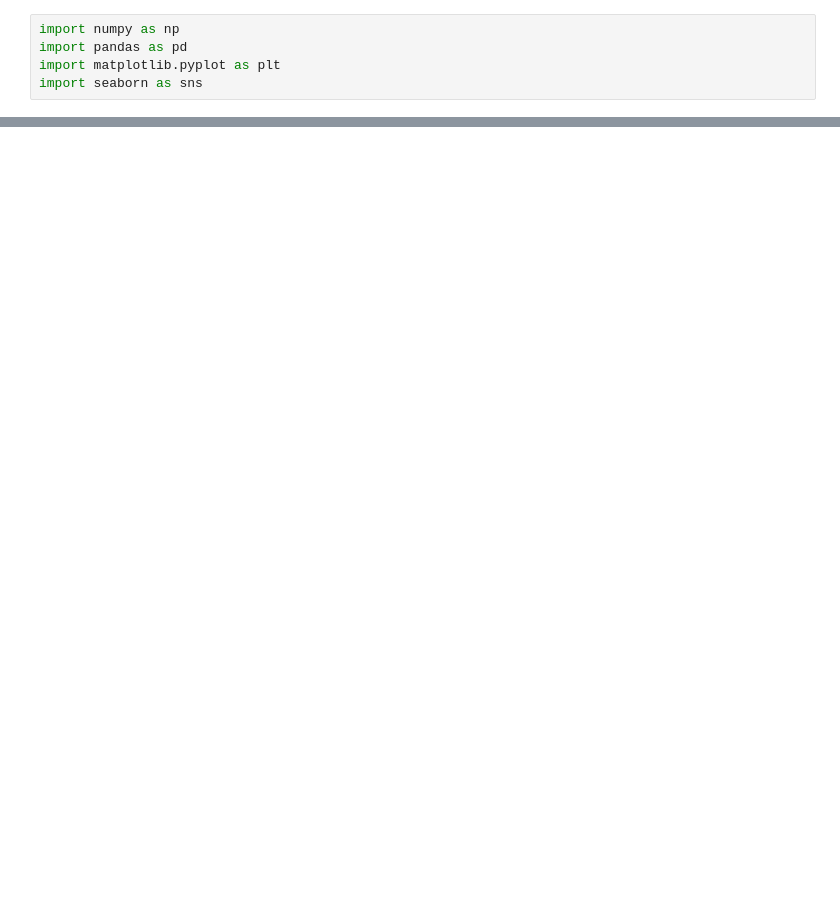
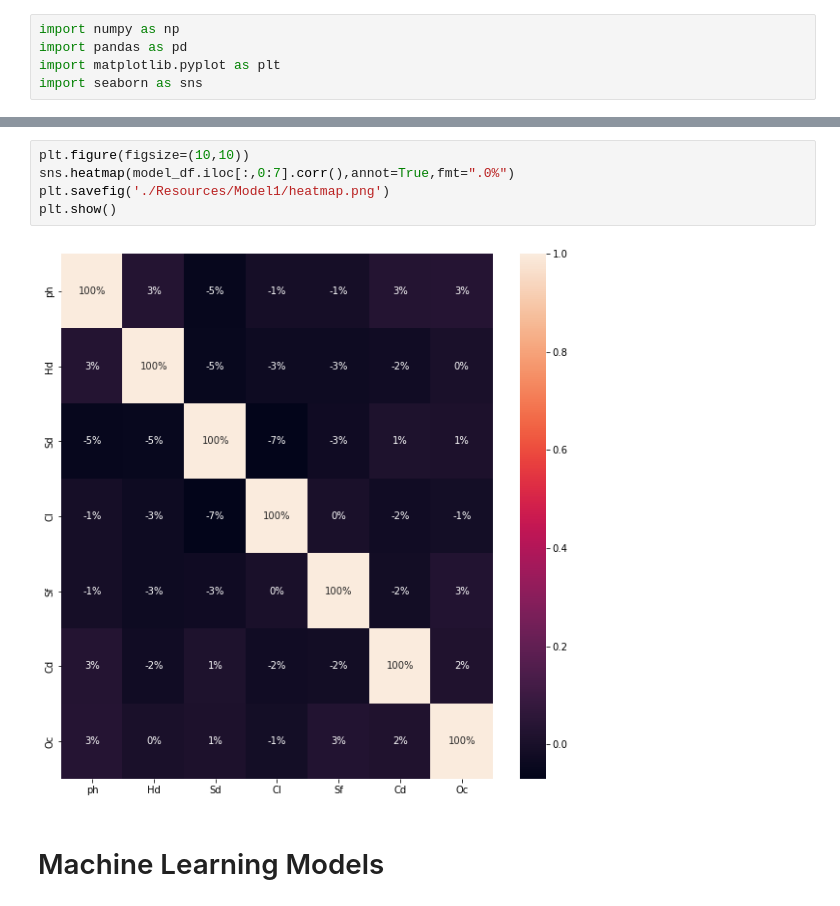
Before and after one commit to abhikenobi/Data-Morphin-Power-Rangers, a Jupyter notebook: Model 1 FillNa.ipynb, the cells around one changed output, grey strips where cells are left out. Saved outputs shown, nothing was run; the diff lists cells and outputs as text; blank space fills up the shorter version.

```diff
--- a/Model 1 FillNa.ipynb
+++ b/Model 1 FillNa.ipynb
@@ -22,0 +93,9 @@ model_df
+# %%
+plt.figure(figsize=(10,10))
+sns.heatmap(model_df.iloc[:,0:7].corr(),annot=True,fmt=".0%")
+plt.savefig('./Resources/Model1/heatmap.png')
+plt.show()
+# %% [output]
+[figure, added]
+# %% [markdown]
+# Machine Learning Models
```
Also changed, not shown: parts of 45 cells of this notebook, 15 other files.
